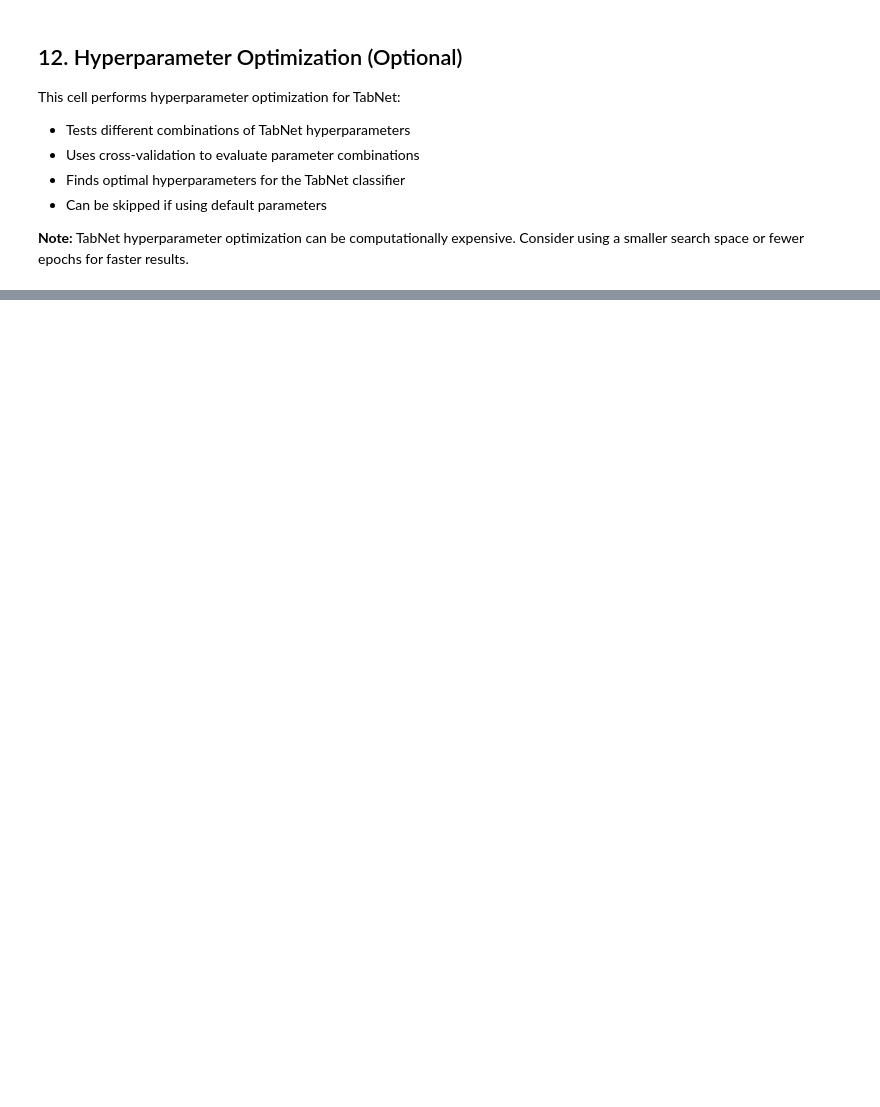
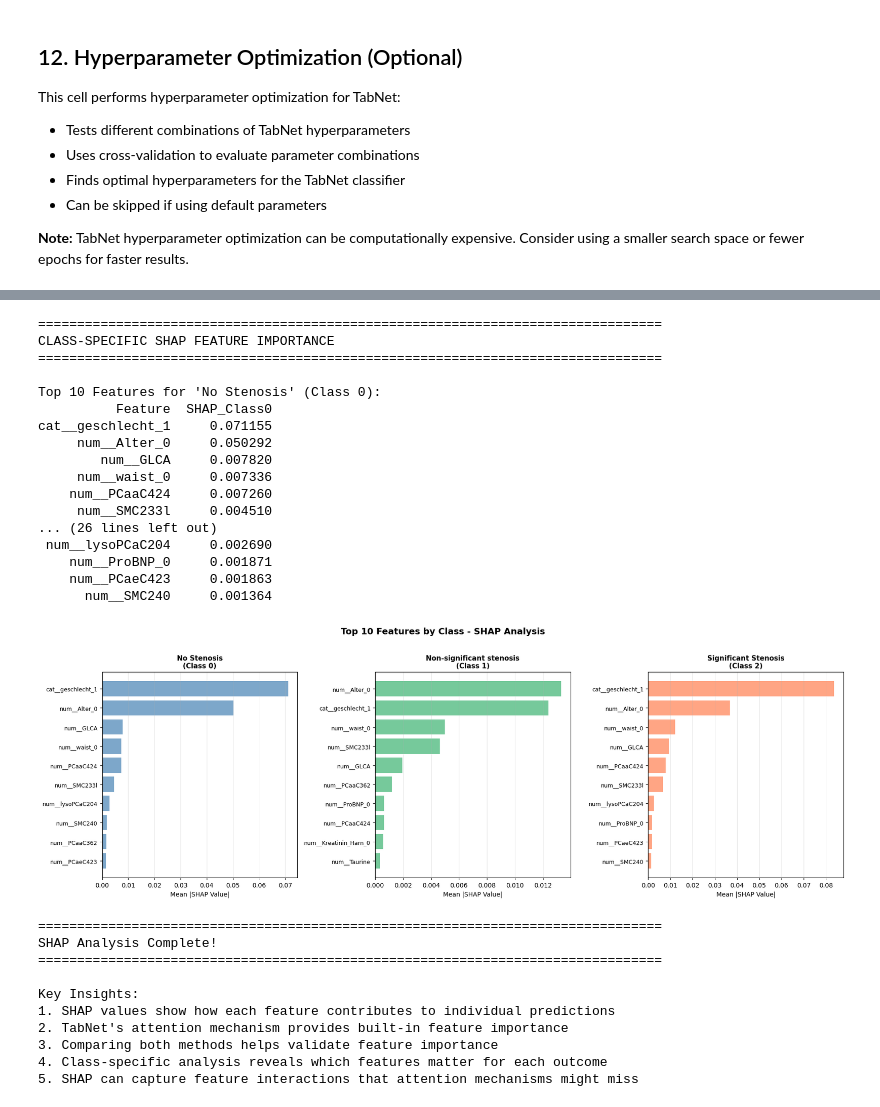
Before and after one commit to samuellukaswidmer/Bachelorproject-HS25, a Jupyter notebook: multiclass-classification/tabnet-multiclass-classification-final.ipynb, the cells around one changed output, grey strips where cells are left out. Drawn from its saved outputs; the diff is of its cells as text; code cells hidden in the pictures; blank space fills up the shorter version.

```diff
--- a/multiclass-classification/tabnet-multiclass-classification-final.ipynb
+++ b/multiclass-classification/tabnet-multiclass-classification-final.ipynb
@@ -735,0 +1057,71 @@ else:
+# %%
+# 5. Class-specific SHAP importance
+print("=" * 80)
+print("CLASS-SPECIFIC SHAP FEATURE IMPORTANCE")
+print("=" * 80)
+
+# Get top features for each class
+top_n = 10
+top_features_class0 = comparison_df.nlargest(top_n, 'SHAP_Class0')[['Feature', 'SHAP_Class0']]
+top_features_class1 = comparison_df.nlargest(top_n, 'SHAP_Class1')[['Feature', 'SHAP_Class1']]
+top_features_class2 = comparison_df.nlargest(top_n, 'SHAP_Class2')[['Feature', 'SHAP_Class2']]
+
+print(f"\nTop {top_n} Features for 'No Stenosis' (Class 0):")
+print(top_features_class0.to_string(index=False))
+
+print(f"\nTop {top_n} Features for 'Non-significant stenosis' (Class 1):")
+print(top_features_class1.to_string(index=False))
+
+print(f"\nTop {top_n} Features for 'Significant Stenosis' (Class 2):")
+print(top_features_class2.to_string(index=False))
+
+# Visualization
+fig, axes = plt.subplots(1, 3, figsize=(18, 6))
+
+for idx, (class_name, top_features, col_name) in enumerate([
+    ("No Stenosis", top_features_class0, 'SHAP_Class0'),
+    ("Non-significant stenosis", top_features_class1, 'SHAP_Class1'),
+    ("Significant Stenosis", top_features_class2, 'SHAP_Class2')
+]):
+    ax = axes[idx]
+    y_pos = np.arange(len(top_features))
+    ax.barh(y_pos, top_features[col_name].values, alpha=0.7, color=['steelblue', 'mediumseagreen', 'coral'][idx])
+    ax.set_yticks(y_pos)
+    ax.set_yticklabels(top_features['Feature'].values, fontsize=9)
+    ax.set_xlabel('Mean |SHAP Value|', fontsize=10)
+    ax.set_title(f'{class_name}\n(Class {idx})', fontsize=11, fontweight='bold')
+    ax.grid(True, alpha=0.3, axis='x')
+    ax.invert_yaxis()
+
+plt.suptitle('Top 10 Features by Class - SHAP Analysis', fontsize=14, fontweight='bold', y=1.02)
+plt.tight_layout()
+plt.show()
+# %% [output]
+================================================================================
+CLASS-SPECIFIC SHAP FEATURE IMPORTANCE
+================================================================================
+
+Top 10 Features for 'No Stenosis' (Class 0):
+          Feature  SHAP_Class0
+cat__geschlecht_1     0.071155
+     num__Alter_0     0.050292
+        num__GLCA     0.007820
+     num__waist_0     0.007336
+    num__PCaaC424     0.007260
+     num__SMC233l     0.004510
+... (26 lines left out)
+ num__lysoPCaC204     0.002690
+    num__ProBNP_0     0.001871
+    num__PCaeC423     0.001863
+      num__SMC240     0.001364
+[figure, added]
+================================================================================
+SHAP Analysis Complete!
+================================================================================
+
+Key Insights:
+1. SHAP values show how each feature contributes to individual predictions
+2. TabNet's attention mechanism provides built-in feature importance
+3. Comparing both methods helps validate feature importance
+4. Class-specific analysis reveals which features matter for each outcome
+5. SHAP can capture feature interactions that attention mechanisms might miss
```
Also changed, not shown: parts of 7 cells of this notebook, 2 other files.
